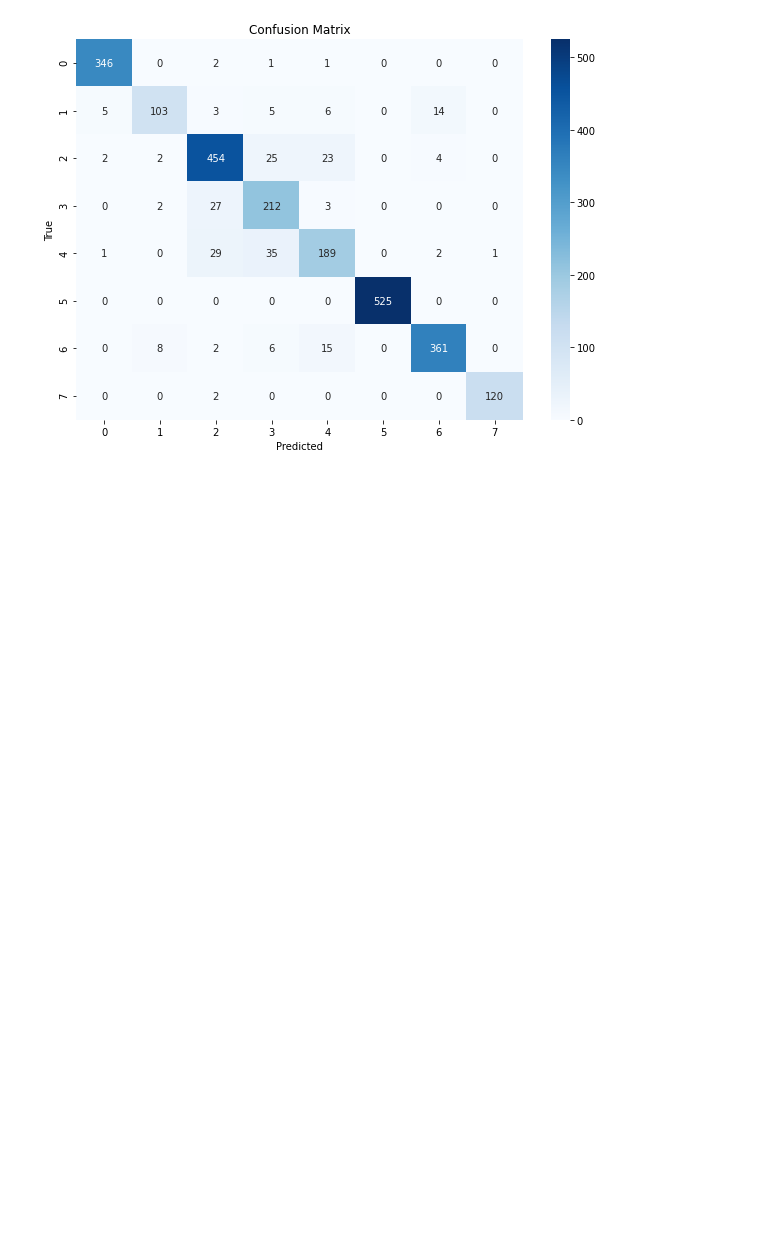
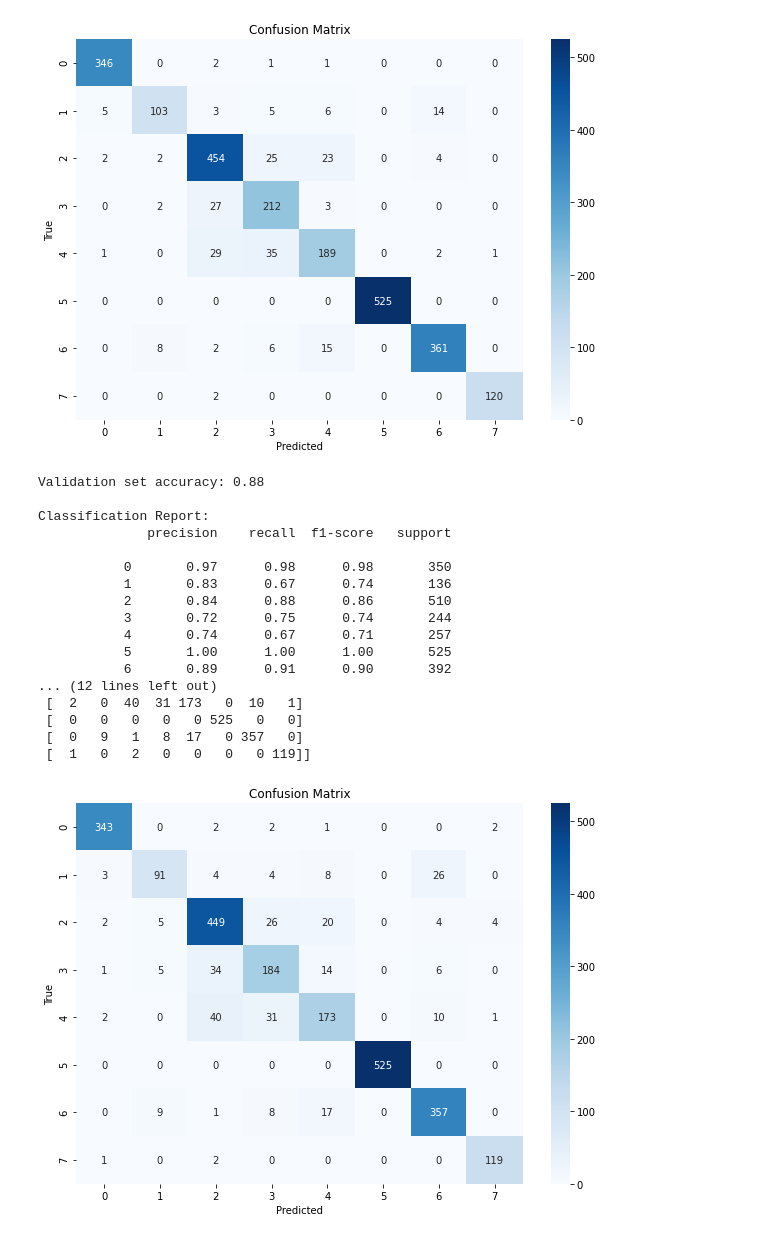
Before and after one commit to Wesleyvdhorst/MLQS_g67, a Jupyter notebook: Own Code/DecisionTree first try.ipynb, the cells around one changed output. Saved outputs shown, nothing was run; the diff lists cells and outputs as text; code cells hidden in the pictures; blank space fills up the shorter version.

```diff
--- a/Own Code/DecisionTree first try.ipynb
+++ b/Own Code/DecisionTree first try.ipynb
@@ -119,3 +119,68 @@ Classification Report:
  [  0   8   2   6  15   0 361   0]
  [  0   0   2   0   0   0   0 120]]
 [figure]
+# %%
+import pandas as pd
+from sklearn.ensemble import GradientBoostingClassifier
+from sklearn.metrics import accuracy_score, classification_report, confusion_matrix
+import matplotlib.pyplot as plt
+import seaborn as sns
+
+# Load the datasets
+train_data = pd.read_csv('Sets/train_data.csv')
+val_data = pd.read_csv('Sets/val_data.csv')
+
+# Separate features and labels
+X_train = train_data.drop(columns=['label'])
+y_train = train_data['label']
+X_val = val_data.drop(columns=['label'])
+y_val = val_data['label']
+
+# Initialize the Gradient Boosting classifier
+gbm_classifier = GradientBoostingClassifier(random_state=42)
+
+# Train the Gradient Boosting classifier on the training data
+gbm_classifier.fit(X_train, y_train)
+
+# Predict the labels for the validation set
+val_predicted_labels = gbm_classifier.predict(X_val)
+
+# Evaluate the accuracy of the model
+accuracy = accuracy_score(y_val, val_predicted_labels)
+print(f'Validation set accuracy: {accuracy:.2f}')
+
+# Print classification report
+print("\nClassification Report:")
+print(classification_report(y_val, val_predicted_labels))
+
+# Print confusion matrix
+conf_matrix = confusion_matrix(y_val, val_predicted_labels)
+print("\nConfusion Matrix:")
+print(conf_matrix)
+
+# Plot the confusion matrix
+plt.figure(figsize=(10, 7))
+sns.heatmap(conf_matrix, annot=True, fmt='d', cmap='Blues', xticklabels=sorted(y_train.unique()), yticklabels=sorted(y_train.unique()))
+plt.xlabel('Predicted')
+plt.ylabel('True')
+plt.title('Confusion Matrix')
+plt.show()
+# %% [output]
+Validation set accuracy: 0.88
+
+Classification Report:
+              precision    recall  f1-score   support
+
+           0       0.97      0.98      0.98       350
+           1       0.83      0.67      0.74       136
+           2       0.84      0.88      0.86       510
+           3       0.72      0.75      0.74       244
+           4       0.74      0.67      0.71       257
+           5       1.00      1.00      1.00       525
+           6       0.89      0.91      0.90       392
+... (12 lines left out)
+ [  2   0  40  31 173   0  10   1]
+ [  0   0   0   0   0 525   0   0]
+ [  0   9   1   8  17   0 357   0]
+ [  1   0   2   0   0   0   0 119]]
+[figure, added]
```
Also changed, not shown: parts of 2 cells of this notebook, 10 other files.
